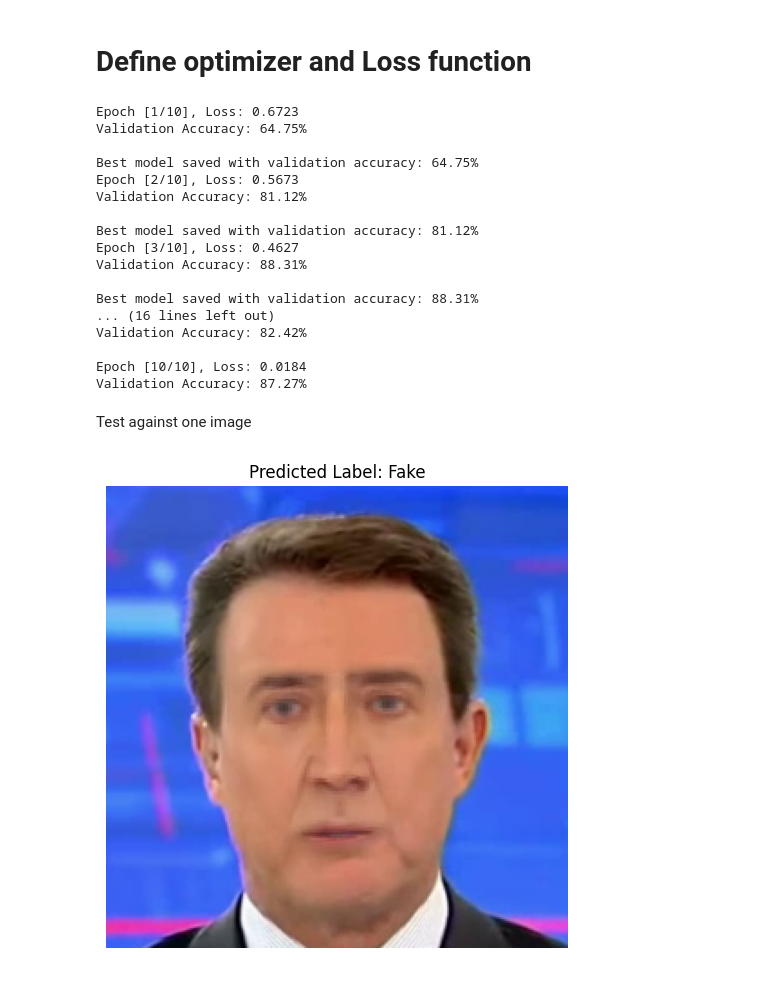
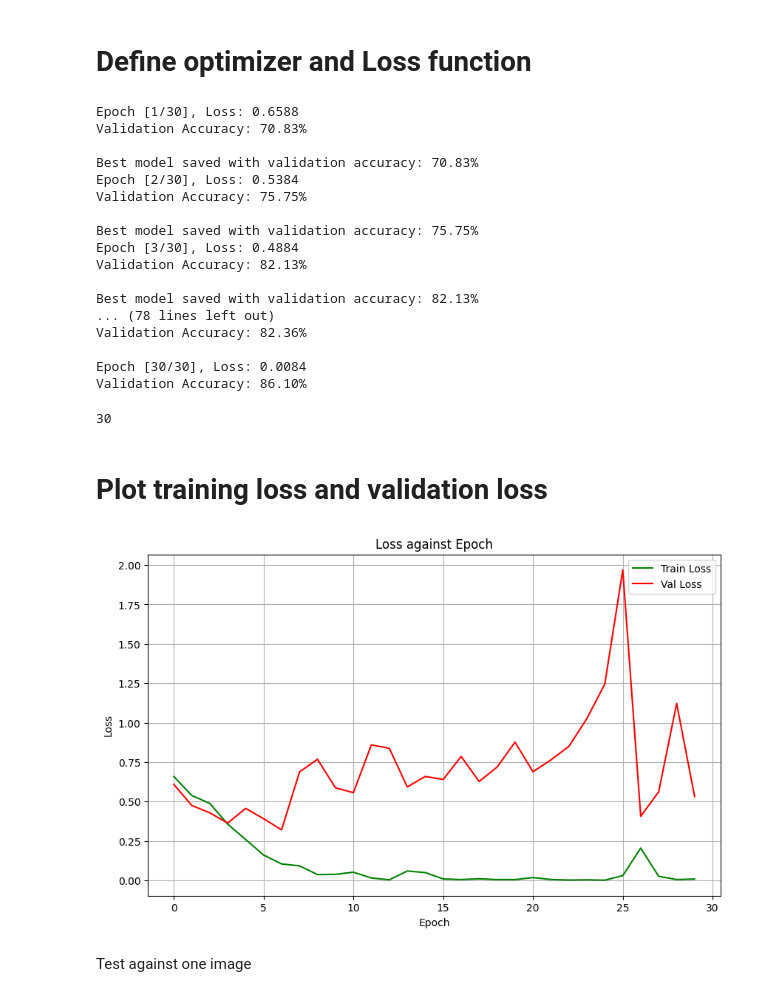
Before and after one commit to ashhssn/AAIDONS_SPS, a Jupyter notebook: notebooks/baseline_model.ipynb, the cells around one changed output. Saved outputs shown, nothing was run; the diff lists cells and outputs as text; code cells hidden in the pictures.

```diff
--- a/notebooks/baseline_model.ipynb
+++ b/notebooks/baseline_model.ipynb
@@ -260,9 +262,12 @@ num_epochs = 10
 # %%
 best_val_accuracy = 0.0  # Initialize best validation accuracy
+train_loss = []
+val_loss = []
 
 for epoch in range(num_epochs):
     model.train()
     running_loss = 0.0
+    val_running_loss = 0.0
     for images, labels in train_loader:
         images = images.to(device)
         labels = labels.float().unsqueeze(1).to(device)
@@ -281,6 +286,7 @@ for epoch in range(num_epochs):
         running_loss += loss.item()
 
     epoch_loss = running_loss / len(train_loader)
+    train_loss.append(epoch_loss)
     print(f'Epoch [{epoch+1}/{num_epochs}], Loss: {epoch_loss:.4f}')
 
     # Validation step
@@ -293,9 +299,16 @@ for epoch in range(num_epochs):
             labels = labels.float().to(device)
             outputs = model(images)
             outputs = outputs.squeeze()
+
+            val_loss_batch = criterion(outputs, labels)
+            val_running_loss += val_loss_batch.item()
+
+            # similar to applying sigmoid and thresholding at 0.5 wkwkwk
             predicted = (outputs >= 0).float()
             total += labels.size(0)
             correct += (predicted == labels).sum().item()
+
+        val_loss.append(val_running_loss/ len(val_loader))
         val_accuracy = 100 * correct / total
         print(f'Validation Accuracy: {val_accuracy:.2f}%\n')
 
@@ -305,23 +318,41 @@ for epoch in range(num_epochs):
         torch.save(model.state_dict(), 'best_model.pth')
         print(f'Best model saved with validation accuracy: {best_val_accuracy:.2f}%')
 # %% [output]
-Epoch [1/10], Loss: 0.6723
-Validation Accuracy: 64.75%
+Epoch [1/30], Loss: 0.6588
+Validation Accuracy: 70.83%
 
-Best model saved with validation accuracy: 64.75%
-Epoch [2/10], Loss: 0.5673
-Validation Accuracy: 81.12%
+Best model saved with validation accuracy: 70.83%
+Epoch [2/30], Loss: 0.5384
+Validation Accuracy: 75.75%
 
-Best model saved with validation accuracy: 81.12%
-Epoch [3/10], Loss: 0.4627
-Validation Accuracy: 88.31%
+Best model saved with validation accuracy: 75.75%
+Epoch [3/30], Loss: 0.4884
+Validation Accuracy: 82.13%
 
-Best model saved with validation accuracy: 88.31%
-... (16 lines left out)
-Validation Accuracy: 82.42%
+Best model saved with validation accuracy: 82.13%
+... (78 lines left out)
+Validation Accuracy: 82.36%
 
-Epoch [10/10], Loss: 0.0184
-Validation Accuracy: 87.27%
+Epoch [30/30], Loss: 0.0084
+Validation Accuracy: 86.10%
+# %%
+len(val_loss)
+# %% [output]
+30
+# %% [markdown]
+# Plot training loss and validation loss
+# %%
+plt.figure(figsize=(10, 6))
+plt.plot(train_loss, '-', color='green', label='Train Loss')
+plt.plot(val_loss, '-', color='red', label='Val Loss')
+plt.title('Loss against Epoch')
+plt.xlabel('Epoch')
+plt.ylabel('Loss')
+plt.legend()
+plt.grid(True)
+plt.show()
+# %% [output]
+[figure, added]
 # %% [markdown]
 Test against one image
 # %%
@@ -353,9 +384,3 @@ def predict_image(image_path):
     plt.show()
 
     print(f'Predicted Probability of being Real: {probability:.4f}')
-
-# Example usage:
-image_path = '/content/dataset/val/fake/valid_fake_0101594.png'  # Replace with the path to your image
-predict_image(image_path)
-# %% [output]
-[figure, removed]
```
Also changed, not shown: parts of 12 cells of this notebook.
